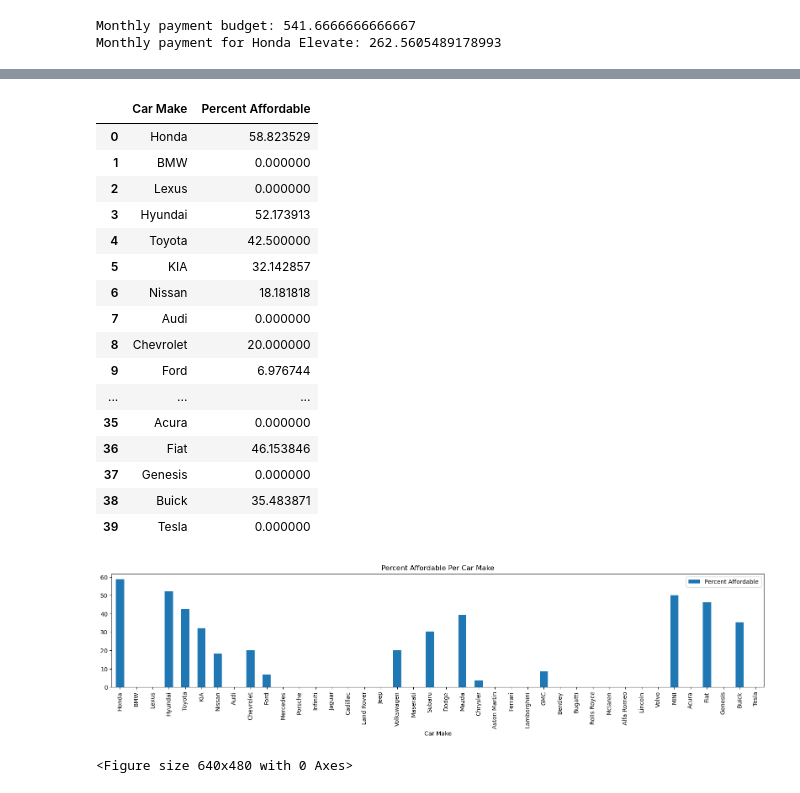
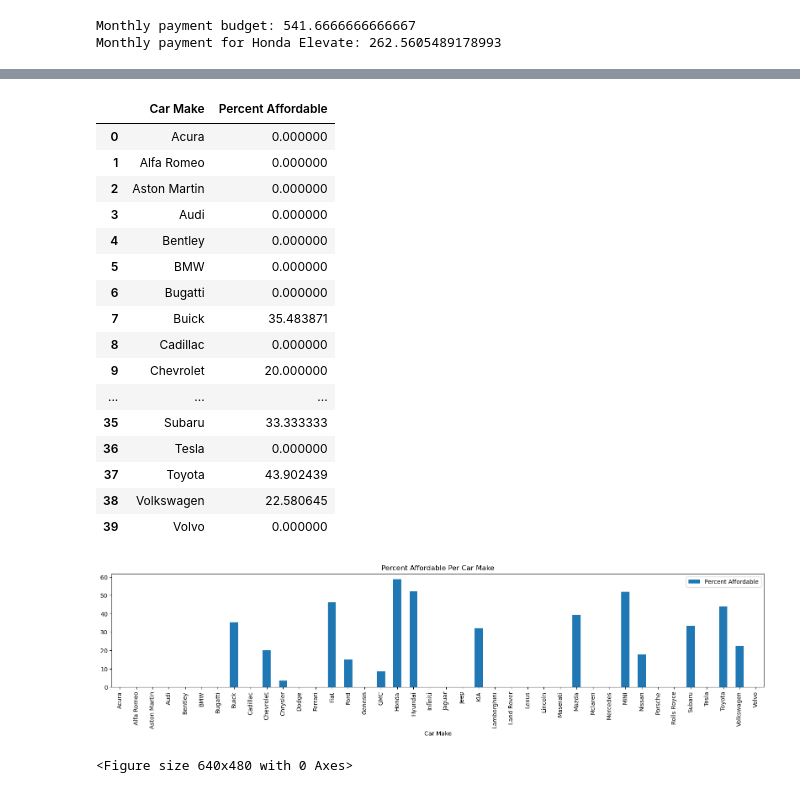
Before and after one commit to raniljoshua/Data-Analysis-Bootcamp_Project-1, a Jupyter notebook: car_payment.ipynb, the cells around one changed output, grey strips where cells are left out. Drawn from its saved outputs; the diff is of its cells as text; code cells hidden in the pictures.

Commit message:
Filtered affordable models for specific vehicle class, calculated percentage affordable per vehicle class

```diff
--- a/car_payment.ipynb
+++ b/car_payment.ipynb
@@ -7,19 +8,20 @@ from census import Census
 # %%
 # Creating list of car makes, and testing list of all models for specific make
 
-car_prices_csv = "prices_clean.csv"
+# car_prices_csv = "prices_clean.csv"
+car_prices_csv = "combined_vehicle_data.csv"
 car_prices_df = pd.read_csv(car_prices_csv)
 # car_prices_df.head()
 # print(car_prices_df.count())
 car_makes = car_prices_df["make"].unique()
-# print(car_makes)
-honda_df = car_prices_df.loc[car_prices_df["make"]==car_makes[0]]
-print(honda_df)
+print(car_makes)
+honda_df = car_prices_df.loc[car_prices_df["make"]==car_makes[17]]
+honda_df
 # honda_most_exp = honda_df.loc[honda_df["price"] == honda_df["price"].max()]
 # honda_least_exp = honda_df.loc[honda_df["price"] == honda_df["price"].min()]
 # print(honda_least_exp["model"].iloc[0])
 # print(honda_most_exp)
 # print(honda_least_exp)
-test = honda_df["price"].loc[honda_df["model"]=="Elevate"].iloc[0]
-print(test)
+# test = honda_df["price"].loc[honda_df["model"]=="Elevate"].iloc[0]
+# print(test)
 # %% [output]
@@ -83,15 +91,17 @@ Monthly payment for Honda Elevate: 262.5605489178993
 # %%
 # Function to create Dataframe of affordable models for specific make
 
-def afford_models_for_make(make,monthly_payment_budget):
+def afford_models_for_make(car_prices_df,make,interest_rate,loan_term,monthly_payment_budget):
     models_df = car_prices_df.loc[car_prices_df["make"]==make]
     models_list = models_df.loc[monthly_pay(models_df["price"],interest_rate,loan_term) < monthly_payment_budget]
     return models_list
 
+interest_rate = 0.0909
+loan_term = 72
 annual_income = 65000
 monthly_income = annual_income/12
 monthly_payment_budget = monthly_income*0.1
-
-test = afford_models_for_make(car_makes[0],monthly_payment_budget)
+print(car_makes[0])
+test = afford_models_for_make(car_prices_df,car_makes[17],interest_rate,loan_term,monthly_payment_budget)
 print(test)
 # %% [output]
@@ -115,6 +125,6 @@ print(test)
 # %%
 # Function to calculate and create Dataframe of percentage affordable of all cars
-def percent_afford_per_make(interest_rate,loan_term,monthly_payment_budget,car_makes):
+def percent_afford_per_make(car_prices_df,interest_rate,loan_term,monthly_payment_budget,car_makes):
     cars_percent_affordable = []
 
     for car in car_makes:
@@ -149,48 +159,48 @@ monthly_payment_budget = monthly_income*0.1
 
 # print(car_makes)
 
-test = percent_afford_per_make(interest_rate,loan_term,monthly_payment_budget,car_makes)
+test = percent_afford_per_make(car_prices_df,interest_rate,loan_term,monthly_payment_budget,car_makes)
 test
 # %% [output]
 |  | Car Make | Percent Affordable |
-| 0 | Honda | 58.823529 |
-| 1 | BMW | 0.000000 |
-| 2 | Lexus | 0.000000 |
-| 3 | Hyundai | 52.173913 |
-| 4 | Toyota | 42.500000 |
-| 5 | KIA | 32.142857 |
-| 6 | Nissan | 18.181818 |
-| 7 | Audi | 0.000000 |
-| 8 | Chevrolet | 20.000000 |
-| 9 | Ford | 6.976744 |
+| 0 | Acura | 0.000000 |
+| 1 | Alfa Romeo | 0.000000 |
+| 2 | Aston Martin | 0.000000 |
+| 3 | Audi | 0.000000 |
+| 4 | Bentley | 0.000000 |
+| 5 | BMW | 0.000000 |
+| 6 | Bugatti | 0.000000 |
+| 7 | Buick | 35.483871 |
+| 8 | Cadillac | 0.000000 |
+| 9 | Chevrolet | 20.000000 |
 | ... | ... | ... |
-| 35 | Acura | 0.000000 |
-| 36 | Fiat | 46.153846 |
-| 37 | Genesis | 0.000000 |
-| 38 | Buick | 35.483871 |
-| 39 | Tesla | 0.000000 |
+| 35 | Subaru | 33.333333 |
+| 36 | Tesla | 0.000000 |
+| 37 | Toyota | 43.902439 |
+| 38 | Volkswagen | 22.580645 |
+| 39 | Volvo | 0.000000 |
 # %%
 interest_rate = 0.0909
 loan_term = 72
 
 annual_income = 65000
 monthly_income = annual_income/12
 monthly_payment_budget = monthly_income*0.1
 
 # print(car_makes)
 
-percent_afford_df = percent_afford_per_make(interest_rate,loan_term,monthly_payment_budget,car_makes)
+percent_afford_df = percent_afford_per_make(car_prices_df,interest_rate,loan_term,monthly_payment_budget,car_makes)
 percent_afford_df = percent_afford_df.set_index("Car Make")
 percent_afford_df.head()
 
 # Use DataFrame.plot() in order to create a bar chart of the data
 percent_afford_df.plot(kind="bar", figsize=(20,3.5))
 
 # Set a title for the chart
 plt.title("Percent Affordable Per Car Make")
 
 plt.show()
 plt.tight_layout()
 # %% [output]
-[figure, old version]
+[figure, new version]
 <Figure size 640x480 with 0 Axes>
```
Also changed, not shown: parts of 6 cells of this notebook.
